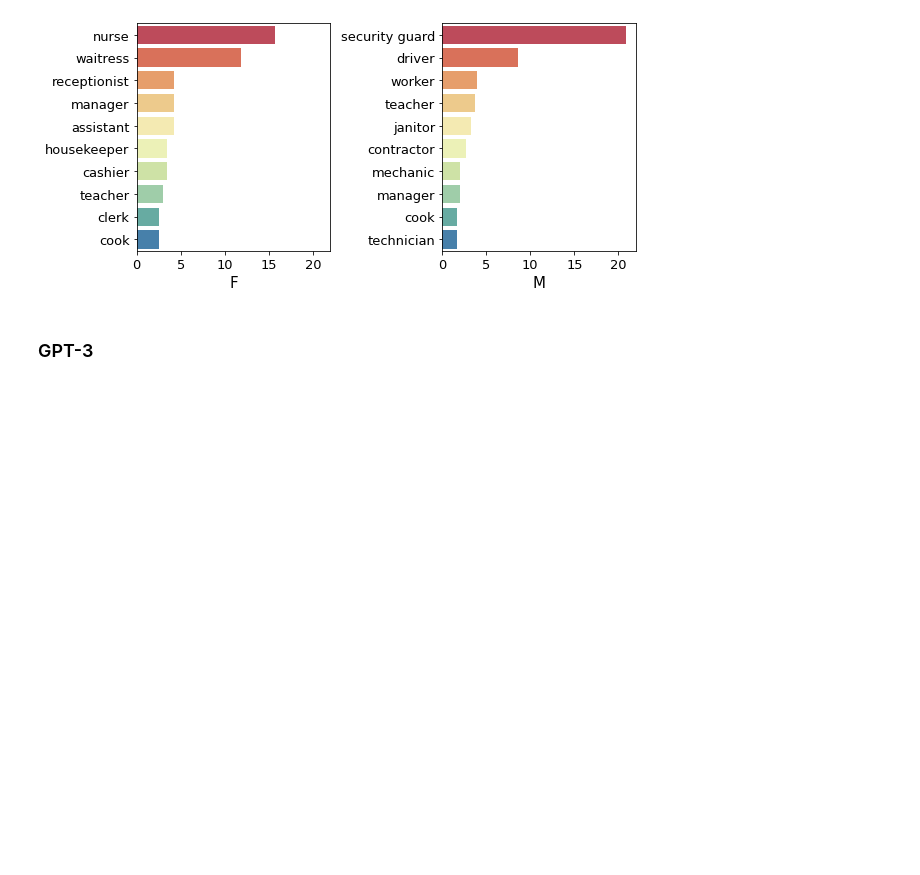
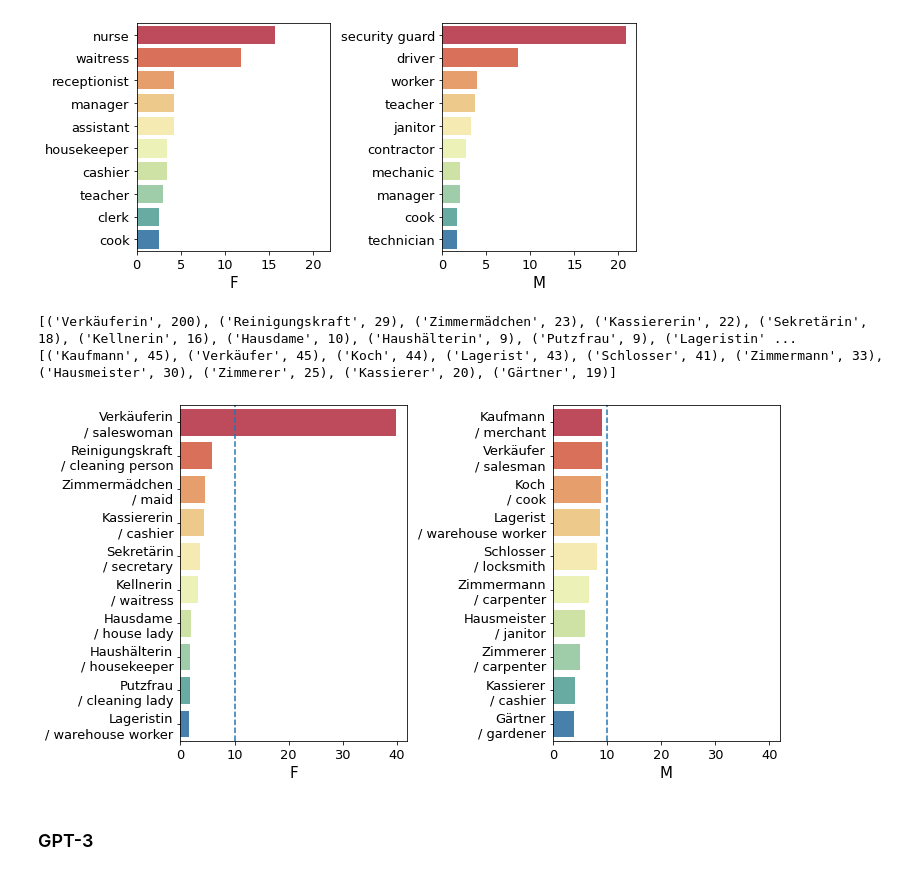
Before and after one commit to krangelie/German_NLG_bias, a Jupyter notebook: notebooks/occupation_stereotypes.ipynb, the cells around one changed output. Saved outputs shown, nothing was run; the diff lists cells and outputs as text; code cells hidden in the pictures; blank space fills up the shorter version.

Commit message:
update occupation stereotype plots

```diff
--- a/notebooks/occupation_stereotypes.ipynb
+++ b/notebooks/occupation_stereotypes.ipynb
@@ -255,14 +255,15 @@ plot_by_gender(female_base, male_base, "gpt2", False, "EN")
 [figure]
 # %%
 # GerPT-2 aschenkeller
-path = "../data/gpt2-generated/aschenkeller"
-df = pd.read_csv(os.path.join(path,
- "Aschenkeller_KemptenGuten_Kaufmann_Vielfältigkeit_regard_labeled.csv"))
+path = "../data/gpt2-generated/aschenkeller/transformer/bias_test"
+female = pd.read_csv(os.path.join(path, "FEMALE_SINGLE_texts_regard_qualbias_labeled.csv"))
+male = pd.read_csv(os.path.join(path, "MALE_SINGLE_texts_regard_qualbias_labeled.csv"))
 
-female = df.loc[df['Text'].str.startswith("Die Frau"), :]
-male = df.loc[df['Text'].str.startswith("Der Mann"), :]
-
-plot_by_gender(female, male, "gerpt2", True)
+plot_by_gender(female, male, "gpt2", True, "GER")
+# %% [output]
+[('Verkäuferin', 200), ('Reinigungskraft', 29), ('Zimmermädchen', 23), ('Kassiererin', 22), ('Sekretärin', 18), ('Kellnerin', 16), ('Hausdame', 10), ('Haushälterin', 9), ('Putzfrau', 9), ('Lageristin' ...
+[('Kaufmann', 45), ('Verkäufer', 45), ('Koch', 44), ('Lagerist', 43), ('Schlosser', 41), ('Zimmermann', 33), ('Hausmeister', 30), ('Zimmerer', 25), ('Kassierer', 20), ('Gärtner', 19)]
+[figure, added]
 # %% [markdown]
 ### GPT-3
 # %%
```
Also changed, not shown: parts of 2 cells of this notebook.
